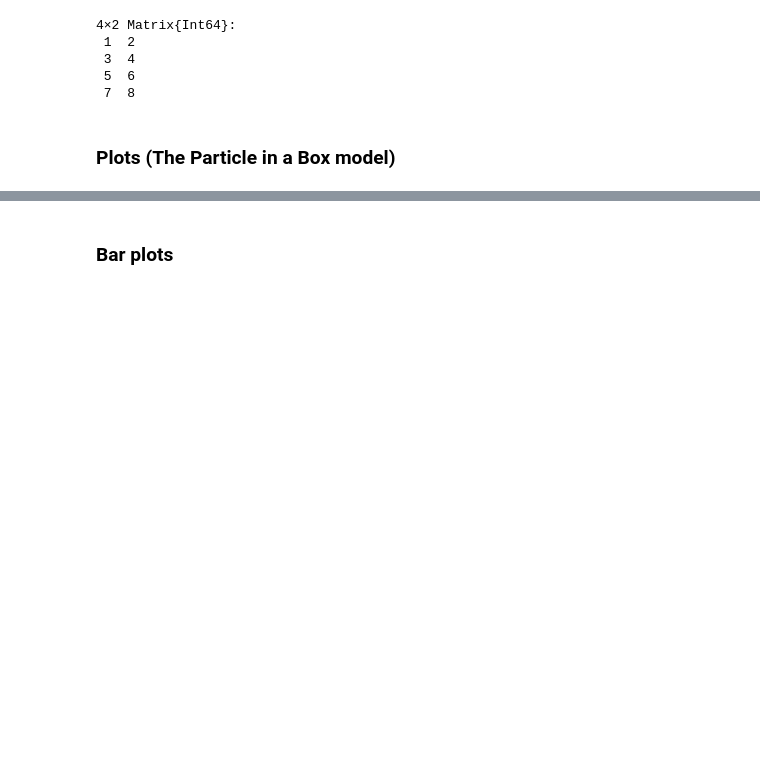
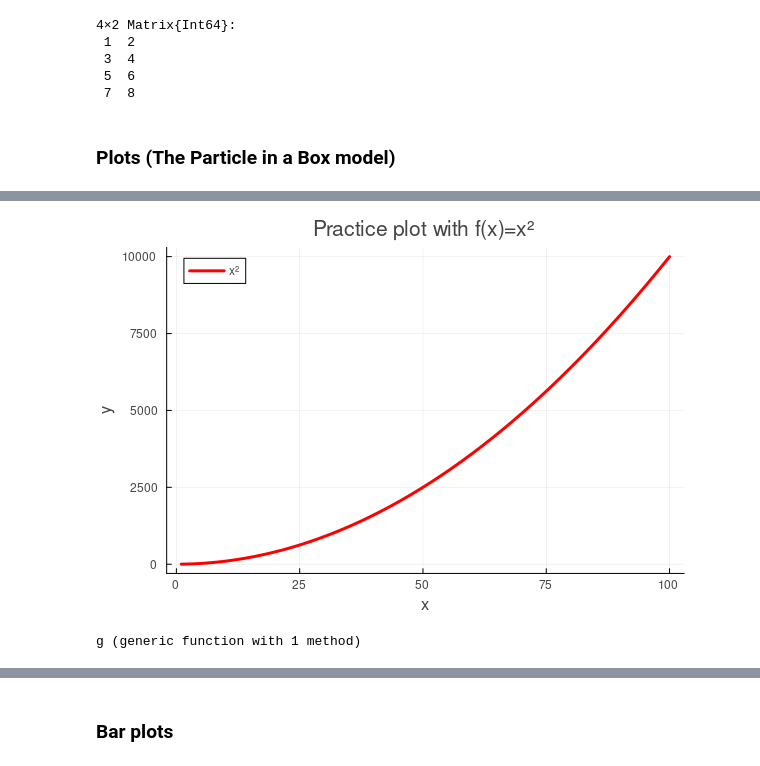
Before and after one commit to Leticia-maria/Introduction.jl, a Jupyter notebook: Classes/daytwo.ipynb, the cells around one changed output, grey strips where cells are left out. Saved outputs shown, nothing was run; the diff lists cells and outputs as text; code cells hidden in the pictures; blank space fills up the shorter version.

```diff
--- a/Classes/daytwo.ipynb
+++ b/Classes/daytwo.ipynb
@@ -213,0 +384,2 @@ Any["n = 1" "n = 2" "n = 3"]
+# %%
+y = [f(i) for i in 1:100]
@@ -213,0 +404,2 @@ Any["n = 1" "n = 2" "n = 3"]
+# %%
+x = [i for i in 1:100]
@@ -213,0 +424,8 @@ Any["n = 1" "n = 2" "n = 3"]
+# %%
+plot(x, y, linewidth=3.0, label="x²", linecolor=:red, fontfamily="Helvetica", title="Practice plot with f(x)=x²", xlabel="x", ylabel="y")
+# %% [output]
+[figure, added]
+# %%
+g(u) = u^3
+# %% [output]
+g (generic function with 1 method)
```
Also changed, not shown: parts of 45 cells of this notebook, 2 other files.
